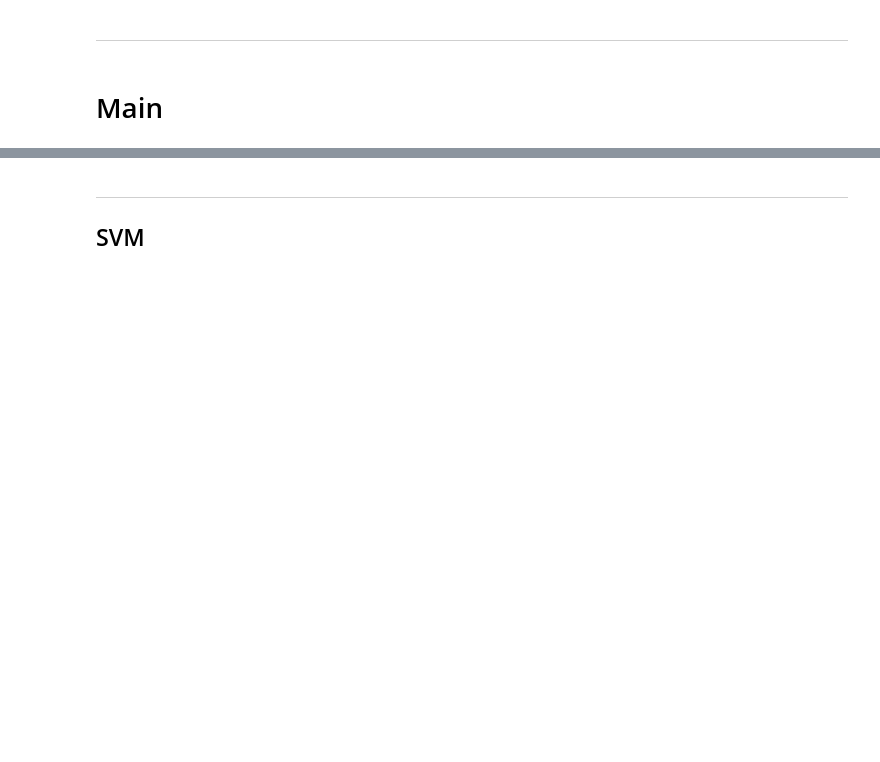
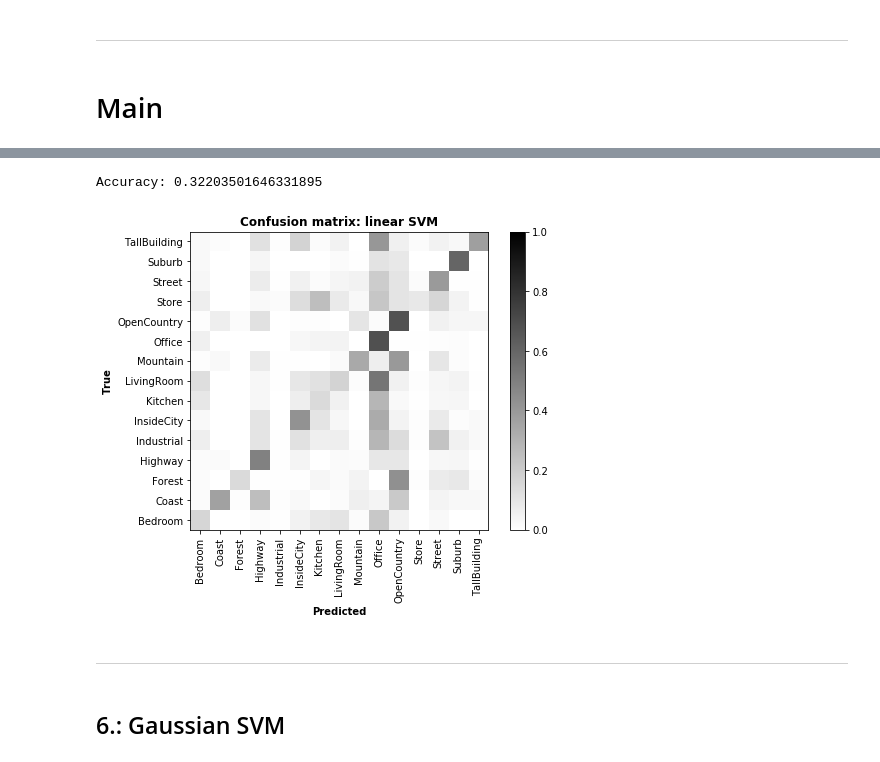
Before and after one commit to pindri/CVPR_exam, a Jupyter notebook: main.ipynb, the cells around one changed output, grey strips where cells are left out. Saved outputs shown, nothing was run; the diff lists cells and outputs as text; code cells hidden in the pictures; blank space fills up the shorter version.

```diff
--- a/main.ipynb
+++ b/main.ipynb
@@ -444,0 +109,6 @@ np.sum(np.diag(conmat)) / np.sum(conmat)
+# %%
+with utils.codeTimer("Linear SVM classifier"):
+    true, predicted = classifiers.linear_SVM_classifier(train_df, test_df)
+
+# Adding predicted lables to dataframe.
+test_df["predicted"] = predicted
@@ -445,4 +117,11 @@ np.sum(np.diag(conmat)) / np.sum(conmat)
+# %%
+utils.plot_confusion_matrix(true, predicted,
+                            title = "Confusion matrix: linear SVM")
+# %% [output]
+Accuracy: 0.32203501646331895
+[figure, added]
 # %% [markdown]
 ----
-## SVM
+# %% [markdown]
+## 6.: Gaussian SVM
 # %%
```
Also changed, not shown: parts of 57 cells of this notebook, 6 other files.
